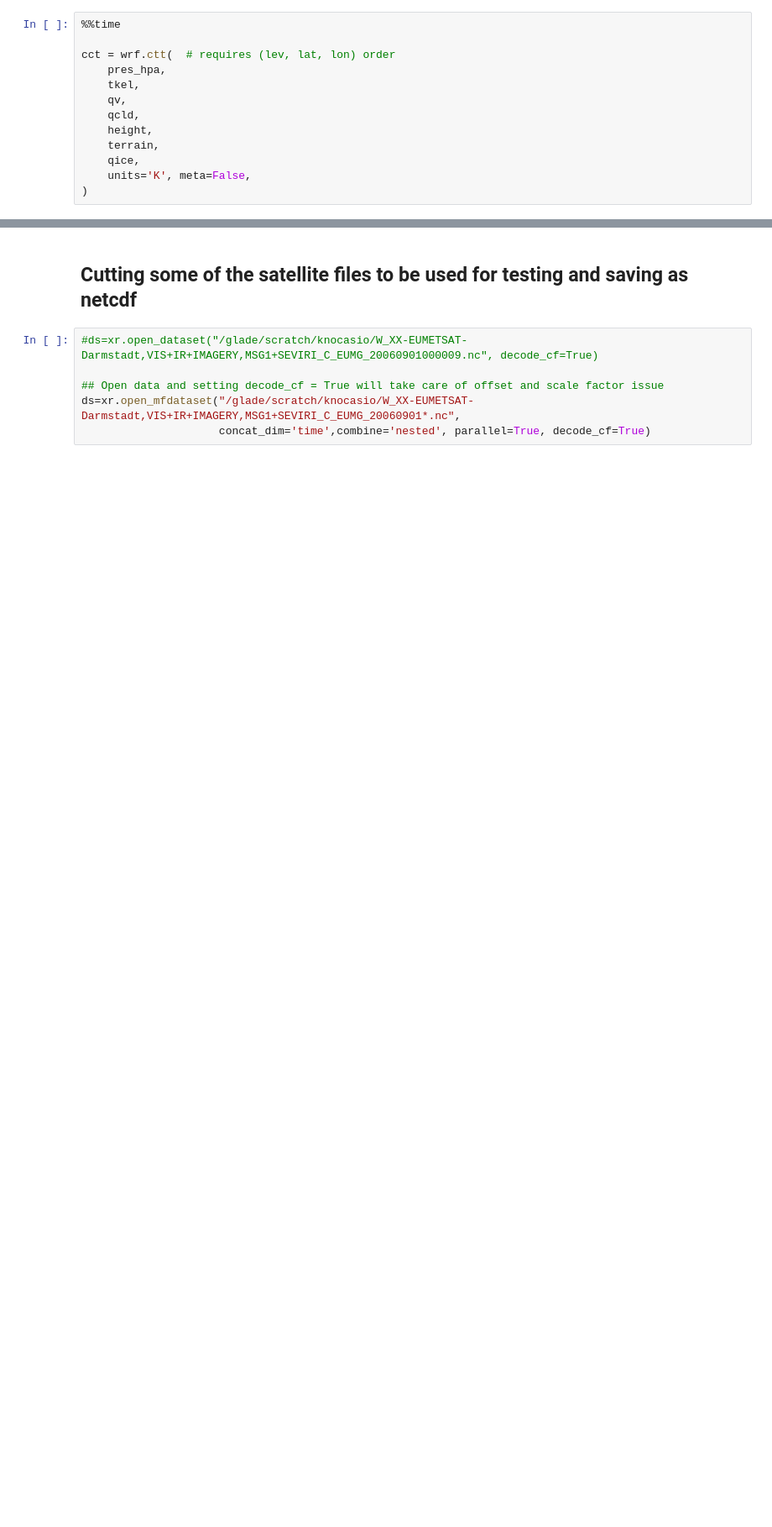
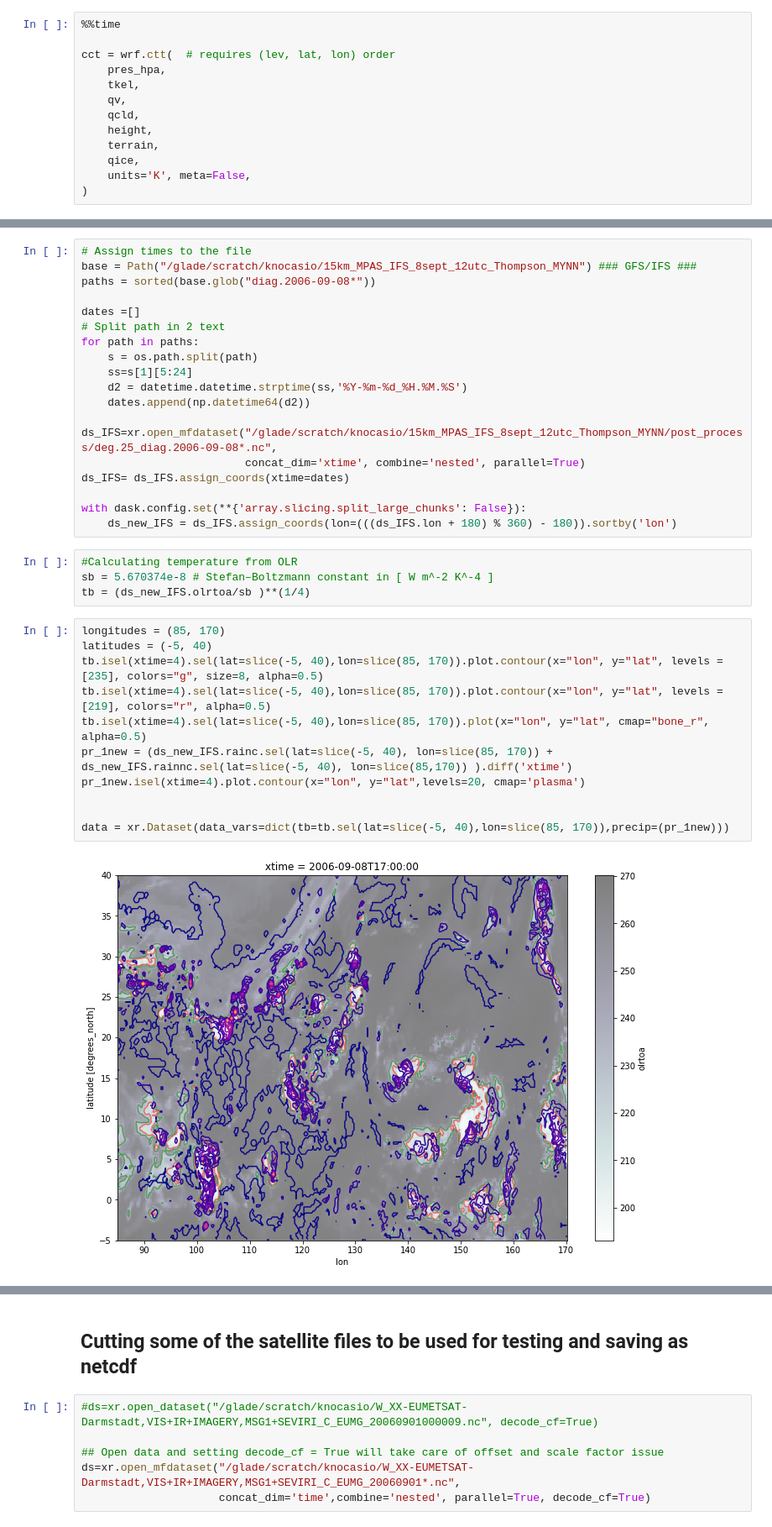
Before and after one commit to knubez/TAMS, a Jupyter notebook: TAMS_v2.0.ipynb, the cells around one changed output, grey strips where cells are left out. Shown at 84% size. Saved outputs shown, nothing was run; the diff lists cells and outputs as text; blank space fills up the shorter version.

```diff
--- a/TAMS_v2.0.ipynb
+++ b/TAMS_v2.0.ipynb
@@ -250,0 +174,36 @@ ERROR! Session/line number was not unique in database. History logging moved to
+# %%
+# Assign times to the file
+base = Path("/glade/scratch/knocasio/15km_MPAS_IFS_8sept_12utc_Thompson_MYNN") ### GFS/IFS ###
+paths = sorted(base.glob("diag.2006-09-08*"))
+
+dates =[]
+# Split path in 2 text
+for path in paths:
+    s = os.path.split(path)
+    ss=s[1][5:24]
+    d2 = datetime.datetime.strptime(ss,'%Y-%m-%d_%H.%M.%S')
+    dates.append(np.datetime64(d2))
+
+ds_IFS=xr.open_mfdataset("/glade/scratch/knocasio/15km_MPAS_IFS_8sept_12utc_Thompson_MYNN/post_process/deg.25_diag.2006-09-08*.nc",
+                         concat_dim='xtime', combine='nested', parallel=True)
+ds_IFS= ds_IFS.assign_coords(xtime=dates)
+
+with dask.config.set(**{'array.slicing.split_large_chunks': False}):
+    ds_new_IFS = ds_IFS.assign_coords(lon=(((ds_IFS.lon + 180) % 360) - 180)).sortby('lon')
+# %%
+#Calculating temperature from OLR
+sb = 5.670374e-8 # Stefan–Boltzmann constant in [ W m^-2 K^-4 ]
+tb = (ds_new_IFS.olrtoa/sb )**(1/4)
+# %%
+longitudes = (85, 170)
+latitudes = (-5, 40)
+tb.isel(xtime=4).sel(lat=slice(-5, 40),lon=slice(85, 170)).plot.contour(x="lon", y="lat", levels =[235], colors="g", size=8, alpha=0.5)
+tb.isel(xtime=4).sel(lat=slice(-5, 40),lon=slice(85, 170)).plot.contour(x="lon", y="lat", levels =[219], colors="r", alpha=0.5)
+tb.isel(xtime=4).sel(lat=slice(-5, 40),lon=slice(85, 170)).plot(x="lon", y="lat", cmap="bone_r", alpha=0.5)
+pr_1new = (ds_new_IFS.rainc.sel(lat=slice(-5, 40), lon=slice(85, 170)) + ds_new_IFS.rainnc.sel(lat=slice(-5, 40), lon=slice(85,170)) ).diff('xtime')
+pr_1new.isel(xtime=4).plot.contour(x="lon", y="lat",levels=20, cmap='plasma')
+
+
+data = xr.Dataset(data_vars=dict(tb=tb.sel(lat=slice(-5, 40),lon=slice(85, 170)),precip=(pr_1new)))
+# %% [output]
+[figure, added]
```
Also changed, not shown: parts of 10 cells of this notebook.
